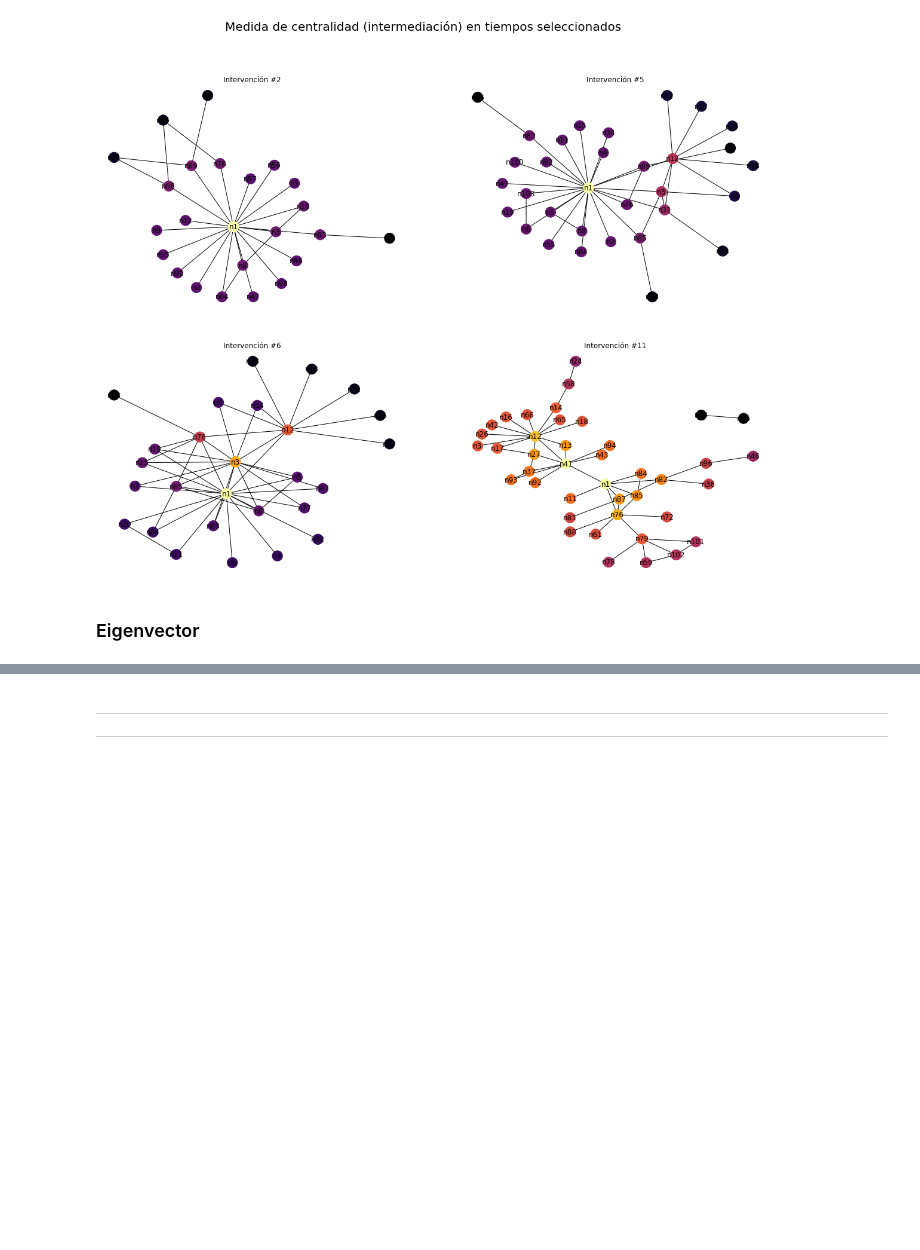
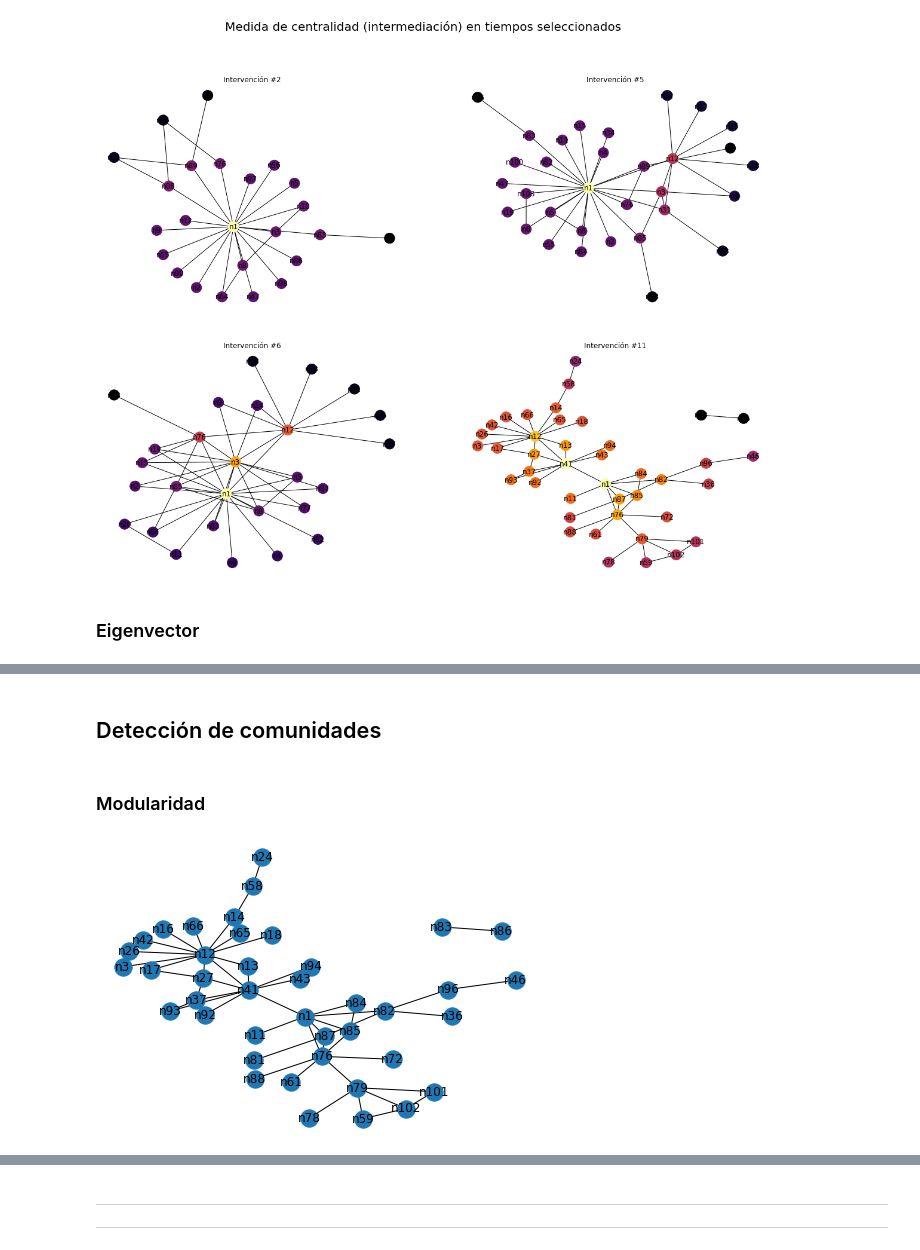
Before and after one commit to santibatte/criminal_communities, a Jupyter notebook: _robdir/caviar/caviar.ipynb, the cells around one changed output, grey strips where cells are left out. Drawn from its saved outputs; the diff is of its cells as text; code cells hidden in the pictures; blank space fills up the shorter version.

```diff
--- a/_robdir/caviar/caviar.ipynb
+++ b/_robdir/caviar/caviar.ipynb
@@ -568,0 +581,13 @@ plt.show()
+# %% [markdown]
+## Detección de comunidades
+# %% [markdown]
+### Modularidad
+# %%
+num = 11
+nx.draw(
+    G[num],
+    pos=nx.drawing.nx_agraph.graphviz_layout(G[num]),
+    with_labels=True
+)
+# %% [output]
+[figure, added]
```
Also changed, not shown: parts of 6 cells of this notebook.
